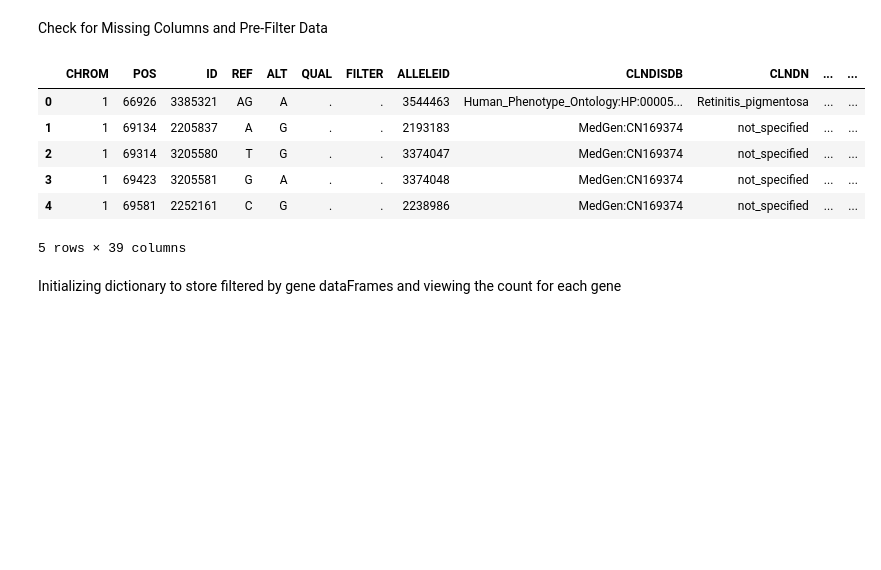
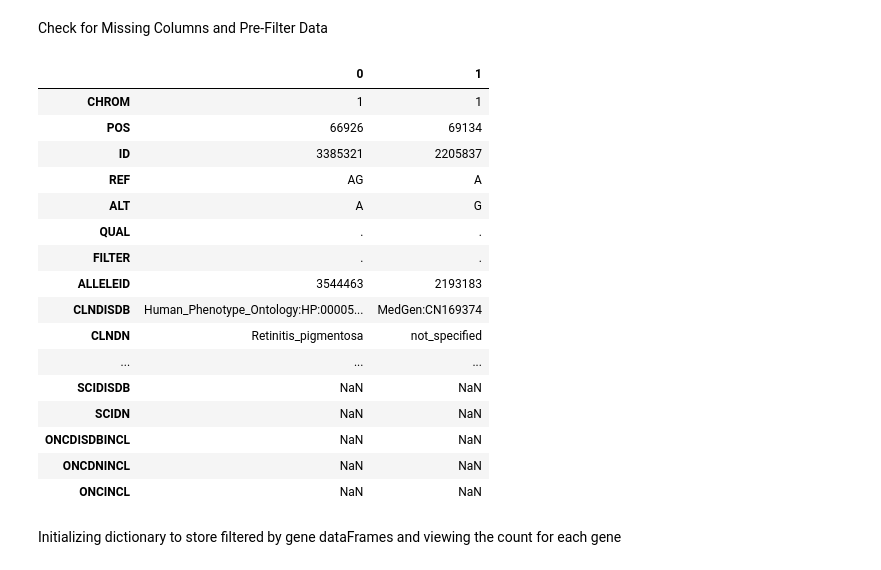
Before and after one commit to InbalBolshinsky/multi-modal-mutation-detector, a Jupyter notebook: notebooks/LungCancer_ClinVar_DataPrep.ipynb, the cells around one changed output. Cells and saved outputs as stored; diff of their text form; code cells hidden in the pictures; blank space fills up the shorter version.

```diff
--- a/notebooks/LungCancer_ClinVar_DataPrep.ipynb
+++ b/notebooks/LungCancer_ClinVar_DataPrep.ipynb
@@ -113,15 +127,25 @@ if "CLNSIG" not in df.columns:
 # Pre-filter rows with non-null GENEINFO
 df = df[df["GENEINFO"].notna()]
 # %%
-df.head()
+df.head(2).T
 # %% [output]
-|  | CHROM | POS | ID | REF | ALT | QUAL | FILTER | ALLELEID | CLNDISDB | CLNDN | ... | ... |
-| 0 | 1 | 66926 | 3385321 | AG | A | . | . | 3544463 | Human_Phenotype_Ontology:HP:00005... | Retinitis_pigmentosa | ... | ... |
-| 1 | 1 | 69134 | 2205837 | A | G | . | . | 2193183 | MedGen:CN169374 | not_specified | ... | ... |
-| 2 | 1 | 69314 | 3205580 | T | G | . | . | 3374047 | MedGen:CN169374 | not_specified | ... | ... |
-| 3 | 1 | 69423 | 3205581 | G | A | . | . | 3374048 | MedGen:CN169374 | not_specified | ... | ... |
-| 4 | 1 | 69581 | 2252161 | C | G | . | . | 2238986 | MedGen:CN169374 | not_specified | ... | ... |
+|  | 0 | 1 |
+| CHROM | 1 | 1 |
+| POS | 66926 | 69134 |
+| ID | 3385321 | 2205837 |
+| REF | AG | A |
+| ALT | A | G |
+| QUAL | . | . |
+| FILTER | . | . |
+| ALLELEID | 3544463 | 2193183 |
+| CLNDISDB | Human_Phenotype_Ontology:HP:00005... | MedGen:CN169374 |
+| CLNDN | Retinitis_pigmentosa | not_specified |
+| ... | ... | ... |
+| SCIDISDB | NaN | NaN |
+| SCIDN | NaN | NaN |
+| ONCDISDBINCL | NaN | NaN |
+| ONCDNINCL | NaN | NaN |
+| ONCINCL | NaN | NaN |
-5 rows × 39 columns
 # %% [markdown]
 Initializing dictionary to store filtered by gene dataFrames and viewing the count for each gene
 # %%
```
Also changed, not shown: parts of 34 cells of this notebook.
